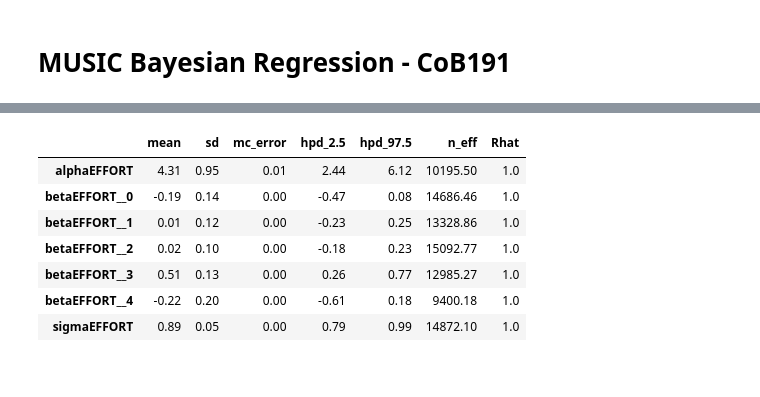
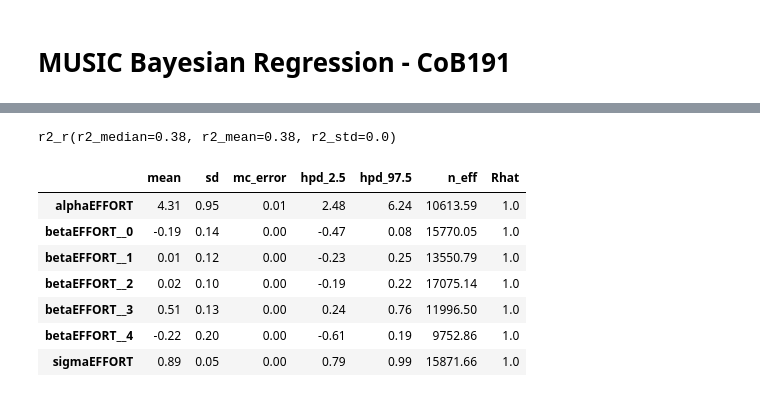
Before and after one commit to ljnovoa/Bayesian-Analysis, a Jupyter notebook: 191 MUSIC Bayesian Regression.ipynb, the cells around one changed output, grey strips where cells are left out. Drawn from its saved outputs; the diff is of its cells as text; code cells hidden in the pictures.

```diff
--- a/191 MUSIC Bayesian Regression.ipynb
+++ b/191 MUSIC Bayesian Regression.ipynb
@@ -131,15 +130,18 @@ The `ymin` argument was deprecated in Matplotlib 3.0 and will be removed in 3.2.
 [figure]
-# %%
-pm.summary(traceEFFORT).round(2)
-# %% [output]
-|  | mean | sd | mc_error | hpd_2.5 | hpd_97.5 | n_eff | Rhat |
-| alphaEFFORT | 4.31 | 0.95 | 0.01 | 2.44 | 6.12 | 10195.50 | 1.0 |
-| betaEFFORT__0 | -0.19 | 0.14 | 0.00 | -0.47 | 0.08 | 14686.46 | 1.0 |
-| betaEFFORT__1 | 0.01 | 0.12 | 0.00 | -0.23 | 0.25 | 13328.86 | 1.0 |
-| betaEFFORT__2 | 0.02 | 0.10 | 0.00 | -0.18 | 0.23 | 15092.77 | 1.0 |
-| betaEFFORT__3 | 0.51 | 0.13 | 0.00 | 0.26 | 0.77 | 12985.27 | 1.0 |
-| betaEFFORT__4 | -0.22 | 0.20 | 0.00 | -0.61 | 0.18 | 9400.18 | 1.0 |
-| sigmaEFFORT | 0.89 | 0.05 | 0.00 | 0.79 | 0.99 | 14872.10 | 1.0 |
+# %%
+ppcEffort = pm.sample_ppc(traceEFFORT, samples=1000, model=modelA)
+print(pm.stats.r2_score(Effort, ppcEffort['Effort_obs']))
+pm.summary(traceEFFORT).round(2)
+# %% [output]
+r2_r(r2_median=0.38, r2_mean=0.38, r2_std=0.0)
+|  | mean | sd | mc_error | hpd_2.5 | hpd_97.5 | n_eff | Rhat |
+| alphaEFFORT | 4.31 | 0.95 | 0.01 | 2.48 | 6.24 | 10613.59 | 1.0 |
+| betaEFFORT__0 | -0.19 | 0.14 | 0.00 | -0.47 | 0.08 | 15770.05 | 1.0 |
+| betaEFFORT__1 | 0.01 | 0.12 | 0.00 | -0.23 | 0.25 | 13550.79 | 1.0 |
+| betaEFFORT__2 | 0.02 | 0.10 | 0.00 | -0.19 | 0.22 | 17075.14 | 1.0 |
+| betaEFFORT__3 | 0.51 | 0.13 | 0.00 | 0.24 | 0.76 | 11996.50 | 1.0 |
+| betaEFFORT__4 | -0.22 | 0.20 | 0.00 | -0.61 | 0.19 | 9752.86 | 1.0 |
+| sigmaEFFORT | 0.89 | 0.05 | 0.00 | 0.79 | 0.99 | 15871.66 | 1.0 |
 # %%
 #FINAL GRADE MODEL
 
```
Also changed, not shown: parts of 11 cells of this notebook, 1 other file.
